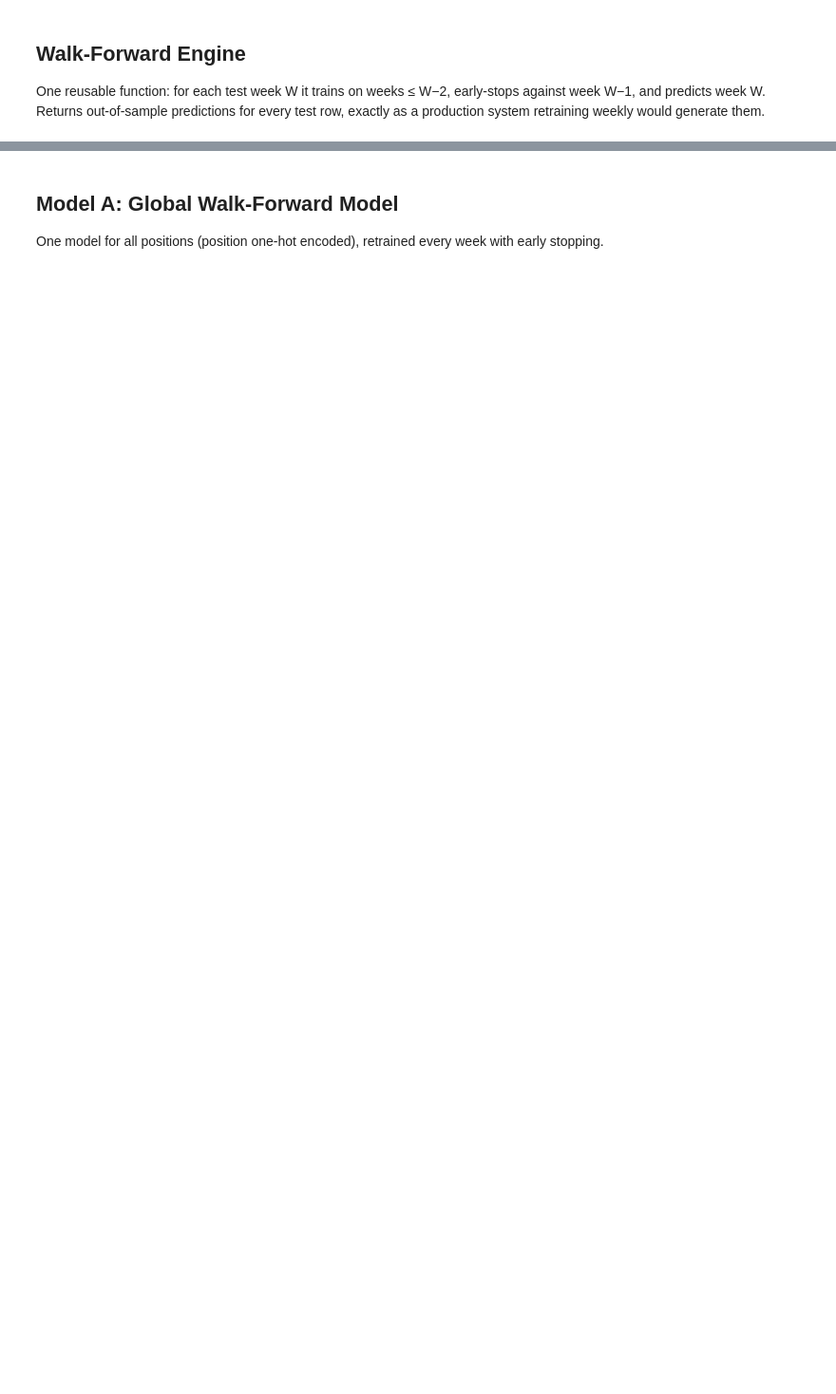
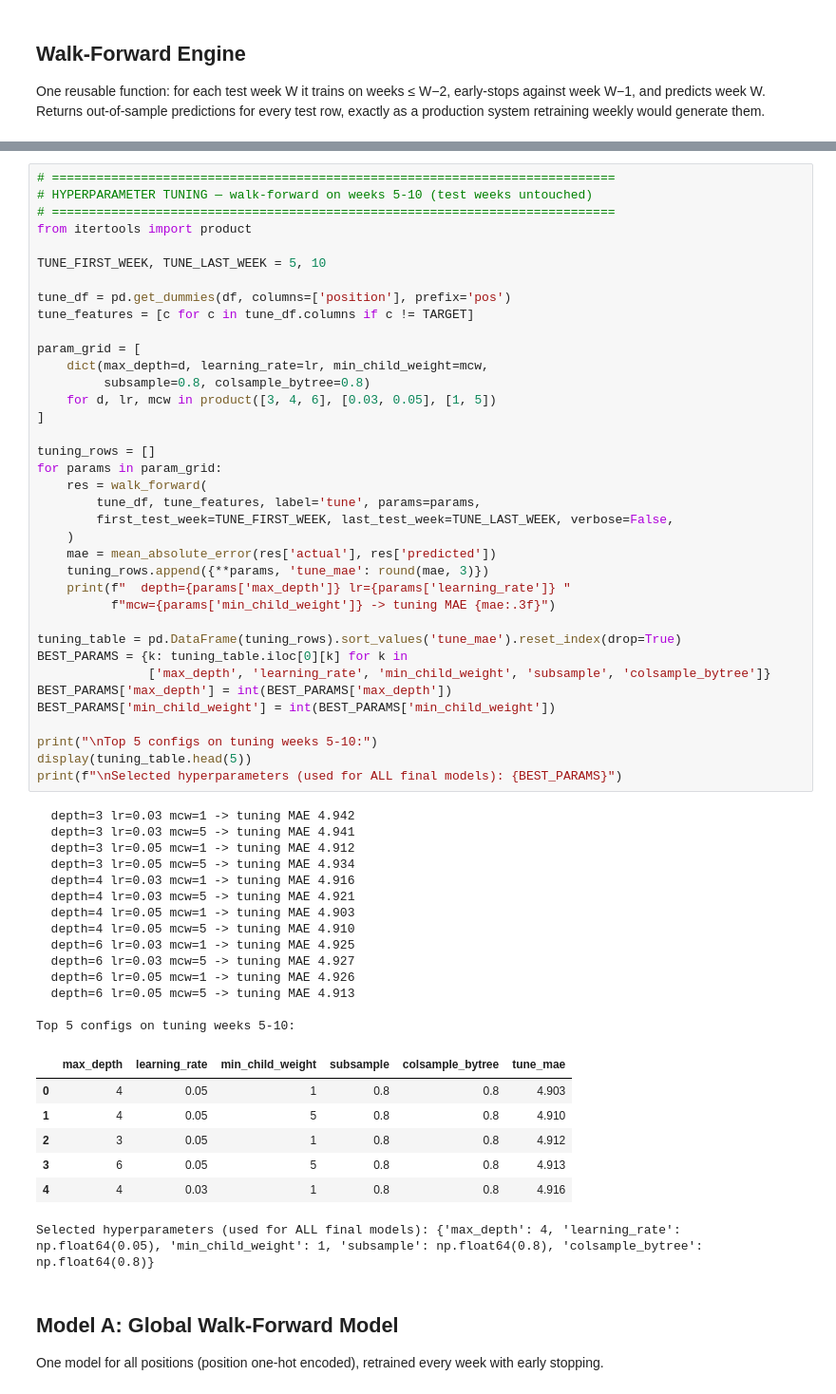
Before and after one commit to mazinsafer/FantasyFootballEngine, a Jupyter notebook: model-eval/walk_forward_model.ipynb, the cells around one changed output, grey strips where cells are left out. Shown at 95% size. Cells and saved outputs as stored; diff of their text form; blank space fills up the shorter version.

```diff
--- a/model-eval/walk_forward_model.ipynb
+++ b/model-eval/walk_forward_model.ipynb
@@ -165,3 +183,62 @@ def mae_by_position(results, label):
+# %%
+# ============================================================================
+# HYPERPARAMETER TUNING — walk-forward on weeks 5-10 (test weeks untouched)
+# ============================================================================
+from itertools import product
+
+TUNE_FIRST_WEEK, TUNE_LAST_WEEK = 5, 10
+
+tune_df = pd.get_dummies(df, columns=['position'], prefix='pos')
+tune_features = [c for c in tune_df.columns if c != TARGET]
+
+param_grid = [
+    dict(max_depth=d, learning_rate=lr, min_child_weight=mcw,
+         subsample=0.8, colsample_bytree=0.8)
+    for d, lr, mcw in product([3, 4, 6], [0.03, 0.05], [1, 5])
+]
+
+tuning_rows = []
+for params in param_grid:
+    res = walk_forward(
+        tune_df, tune_features, label='tune', params=params,
+        first_test_week=TUNE_FIRST_WEEK, last_test_week=TUNE_LAST_WEEK, verbose=False,
+    )
+    mae = mean_absolute_error(res['actual'], res['predicted'])
+    tuning_rows.append({**params, 'tune_mae': round(mae, 3)})
+    print(f"  depth={params['max_depth']} lr={params['learning_rate']} "
+          f"mcw={params['min_child_weight']} -> tuning MAE {mae:.3f}")
+
+tuning_table = pd.DataFrame(tuning_rows).sort_values('tune_mae').reset_index(drop=True)
+BEST_PARAMS = {k: tuning_table.iloc[0][k] for k in
+               ['max_depth', 'learning_rate', 'min_child_weight', 'subsample', 'colsample_bytree']}
+BEST_PARAMS['max_depth'] = int(BEST_PARAMS['max_depth'])
+BEST_PARAMS['min_child_weight'] = int(BEST_PARAMS['min_child_weight'])
+
+print("\nTop 5 configs on tuning weeks 5-10:")
+display(tuning_table.head(5))
+print(f"\nSelected hyperparameters (used for ALL final models): {BEST_PARAMS}")
+# %% [output]
+  depth=3 lr=0.03 mcw=1 -> tuning MAE 4.942
+  depth=3 lr=0.03 mcw=5 -> tuning MAE 4.941
+  depth=3 lr=0.05 mcw=1 -> tuning MAE 4.912
+  depth=3 lr=0.05 mcw=5 -> tuning MAE 4.934
+  depth=4 lr=0.03 mcw=1 -> tuning MAE 4.916
+  depth=4 lr=0.03 mcw=5 -> tuning MAE 4.921
+  depth=4 lr=0.05 mcw=1 -> tuning MAE 4.903
+  depth=4 lr=0.05 mcw=5 -> tuning MAE 4.910
+  depth=6 lr=0.03 mcw=1 -> tuning MAE 4.925
+  depth=6 lr=0.03 mcw=5 -> tuning MAE 4.927
+  depth=6 lr=0.05 mcw=1 -> tuning MAE 4.926
+  depth=6 lr=0.05 mcw=5 -> tuning MAE 4.913
+
+Top 5 configs on tuning weeks 5-10:
+|  | max_depth | learning_rate | min_child_weight | subsample | colsample_bytree | tune_mae |
+| 0 | 4 | 0.05 | 1 | 0.8 | 0.8 | 4.903 |
+| 1 | 4 | 0.05 | 5 | 0.8 | 0.8 | 4.910 |
+| 2 | 3 | 0.05 | 1 | 0.8 | 0.8 | 4.912 |
+| 3 | 6 | 0.05 | 5 | 0.8 | 0.8 | 4.913 |
+| 4 | 4 | 0.03 | 1 | 0.8 | 0.8 | 4.916 |
+Selected hyperparameters (used for ALL final models): {'max_depth': 4, 'learning_rate': np.float64(0.05), 'min_child_weight': 1, 'subsample': np.float64(0.8), 'colsample_bytree': np.float64(0.8)}
 # %% [markdown]
 ## Model A: Global Walk-Forward Model
 
```
Also changed, not shown: parts of 9 cells of this notebook, 5 other files.
